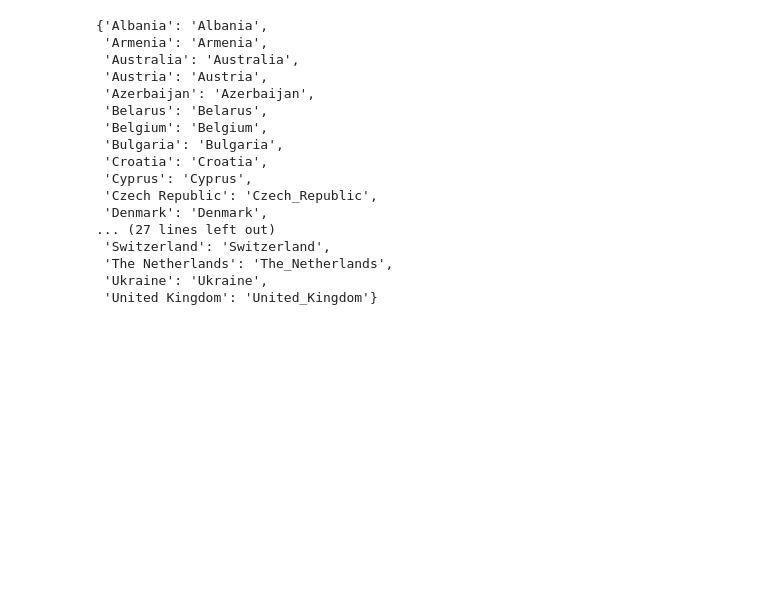
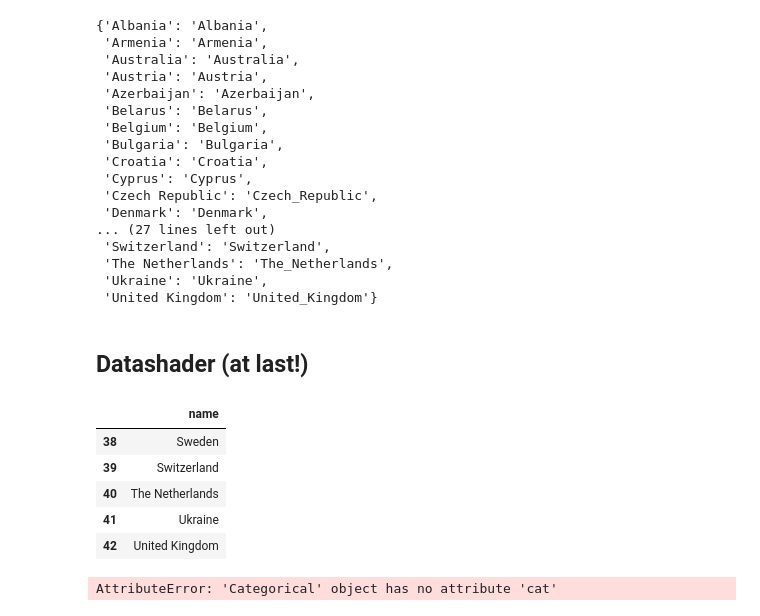
Before and after one commit to cjer/cjer-pelican, a Jupyter notebook: content/notebooks/stuff_01_eurovision.ipynb, the cells around one changed output. Saved outputs shown, nothing was run; the diff lists cells and outputs as text; code cells hidden in the pictures; blank space fills up the shorter version.

Commit message:
add datashader stuff to eurovision

```diff
--- a/content/notebooks/stuff_01_eurovision.ipynb
+++ b/content/notebooks/stuff_01_eurovision.ipynb
@@ -171,3 +171,5 @@ tele_circ = get_adj(df, 'Televoting points', reindex=False)
 jury_circ = get_adj(df, 'Jury points', reindex=False)
 tele_circ.fillna('-').rename(columns=clean_names, index=clean_names).to_csv('eurovision/tele_circ.csv', sep='\t')
 jury_circ.fillna('-').rename(columns=clean_names, index=clean_names).to_csv('eurovision/jury_circ.csv', sep='\t')
+# %% [markdown]
+## Datashader (at last!)
@@ -173,0 +183,14 @@ jury_circ.fillna('-').rename(columns=clean_names, index=clean_names).to_csv('eur
+# %%
+nodes = pd.DataFrame(proper_names, columns=['name'])
+nodes.tail()
+# %% [output]
+|  | name |
+| 38 | Sweden |
+| 39 | Switzerland |
+| 40 | The Netherlands |
+| 41 | Ukraine |
+| 42 | United Kingdom |
+# %%
+pd.Categorical(nodes.name).cat.codes
+# %% [output]
+AttributeError: 'Categorical' object has no attribute 'cat'
```
Also changed, not shown: parts of 7 cells of this notebook, 1 other file.
